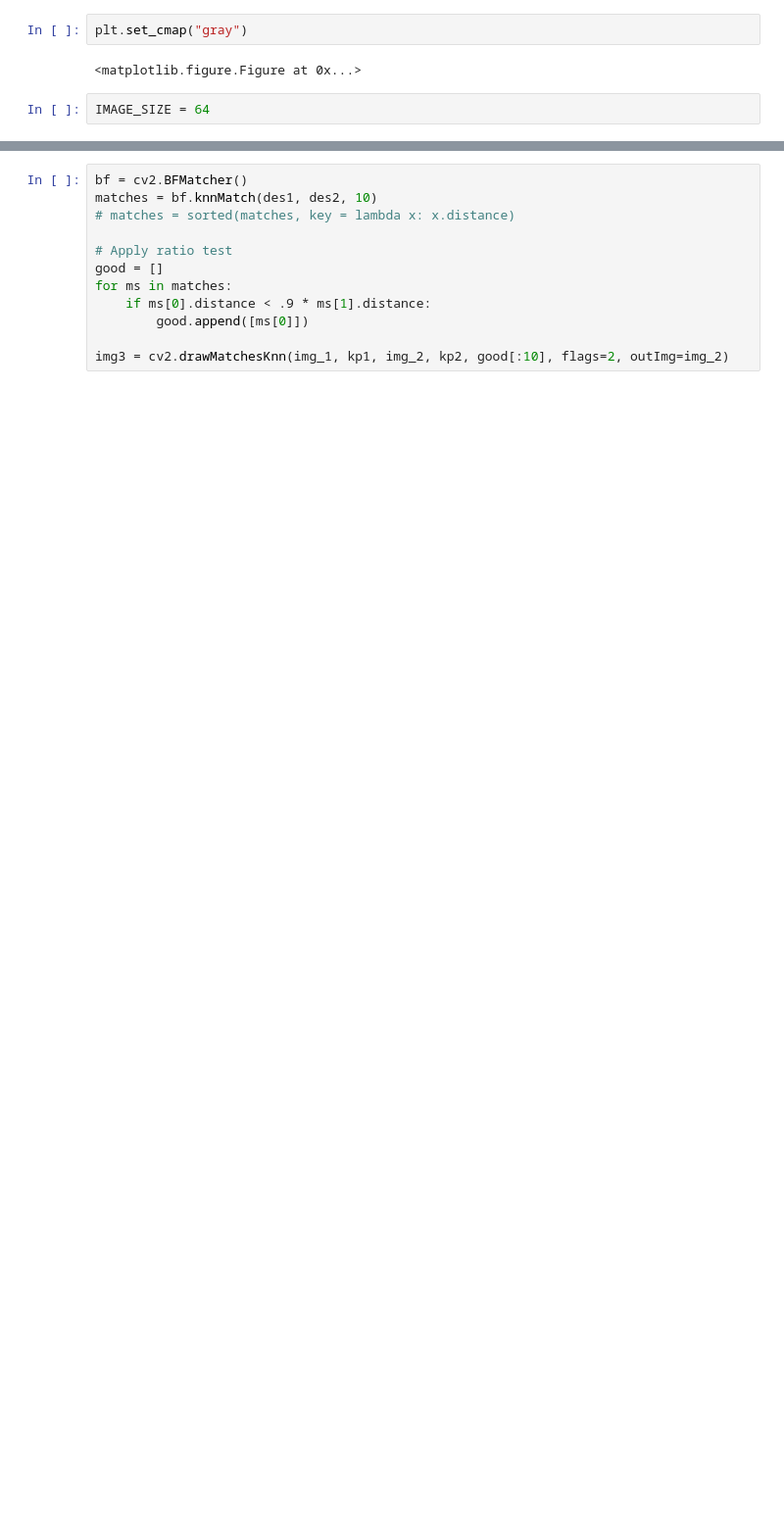
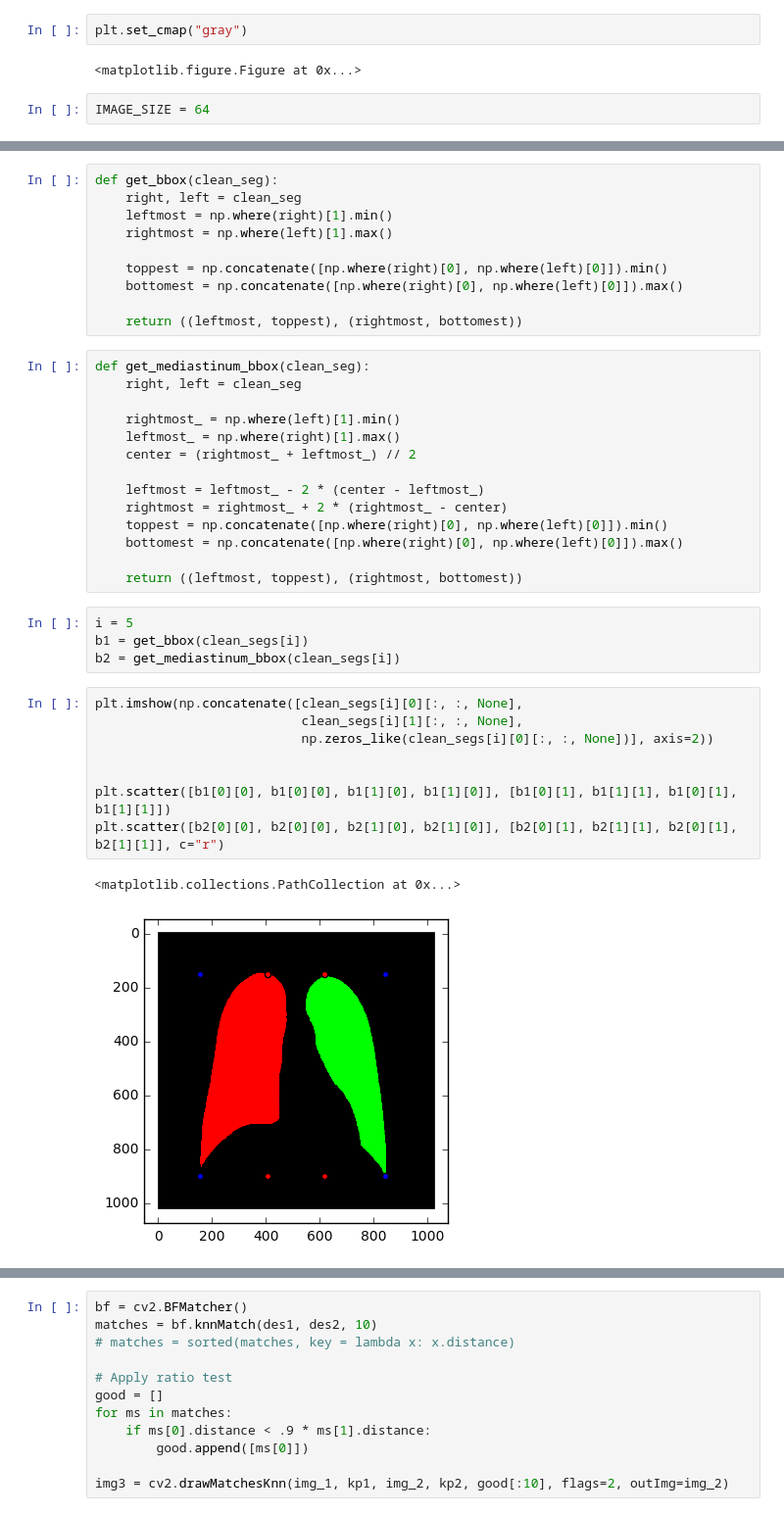
Before and after one commit to artemkondyukov/xray_cardiometry, a Jupyter notebook: notebooks/Feature_extraction.ipynb, the cells around one changed output, grey strips where cells are left out. Shown at 98% size. Saved outputs shown, nothing was run; the diff lists cells and outputs as text; blank space fills up the shorter version.

```diff
--- a/notebooks/Feature_extraction.ipynb
+++ b/notebooks/Feature_extraction.ipynb
@@ -14,0 +123,39 @@ IMAGE_SIZE = 64
+# %%
+def get_bbox(clean_seg):
+    right, left = clean_seg
+    leftmost = np.where(right)[1].min()
+    rightmost = np.where(left)[1].max()
+
+    toppest = np.concatenate([np.where(right)[0], np.where(left)[0]]).min()
+    bottomest = np.concatenate([np.where(right)[0], np.where(left)[0]]).max()
+
+    return ((leftmost, toppest), (rightmost, bottomest))
+# %%
+def get_mediastinum_bbox(clean_seg):
+    right, left = clean_seg
+
+    rightmost_ = np.where(left)[1].min()
+    leftmost_ = np.where(right)[1].max()
+    center = (rightmost_ + leftmost_) // 2
+
+    leftmost = leftmost_ - 2 * (center - leftmost_)
+    rightmost = rightmost_ + 2 * (rightmost_ - center)
+    toppest = np.concatenate([np.where(right)[0], np.where(left)[0]]).min()
+    bottomest = np.concatenate([np.where(right)[0], np.where(left)[0]]).max()
+
+    return ((leftmost, toppest), (rightmost, bottomest))
+# %%
+i = 5
+b1 = get_bbox(clean_segs[i])
+b2 = get_mediastinum_bbox(clean_segs[i])
+# %%
+plt.imshow(np.concatenate([clean_segs[i][0][:, :, None],
+                           clean_segs[i][1][:, :, None],
+                           np.zeros_like(clean_segs[i][0][:, :, None])], axis=2))
+
+
+plt.scatter([b1[0][0], b1[0][0], b1[1][0], b1[1][0]], [b1[0][1], b1[1][1], b1[0][1], b1[1][1]])
+plt.scatter([b2[0][0], b2[0][0], b2[1][0], b2[1][0]], [b2[0][1], b2[1][1], b2[0][1], b2[1][1]], c="r")
+# %% [output]
+<matplotlib.collections.PathCollection at 0x...>
+[figure, added]
```
Also changed, not shown: parts of 35 cells of this notebook.
